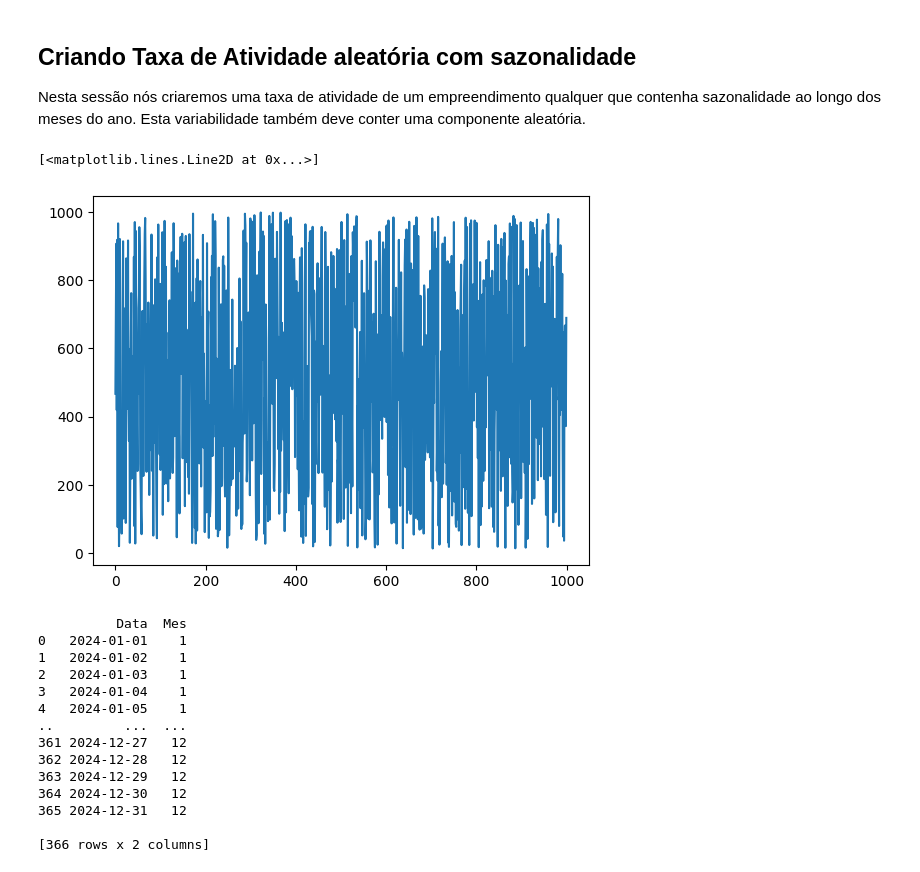
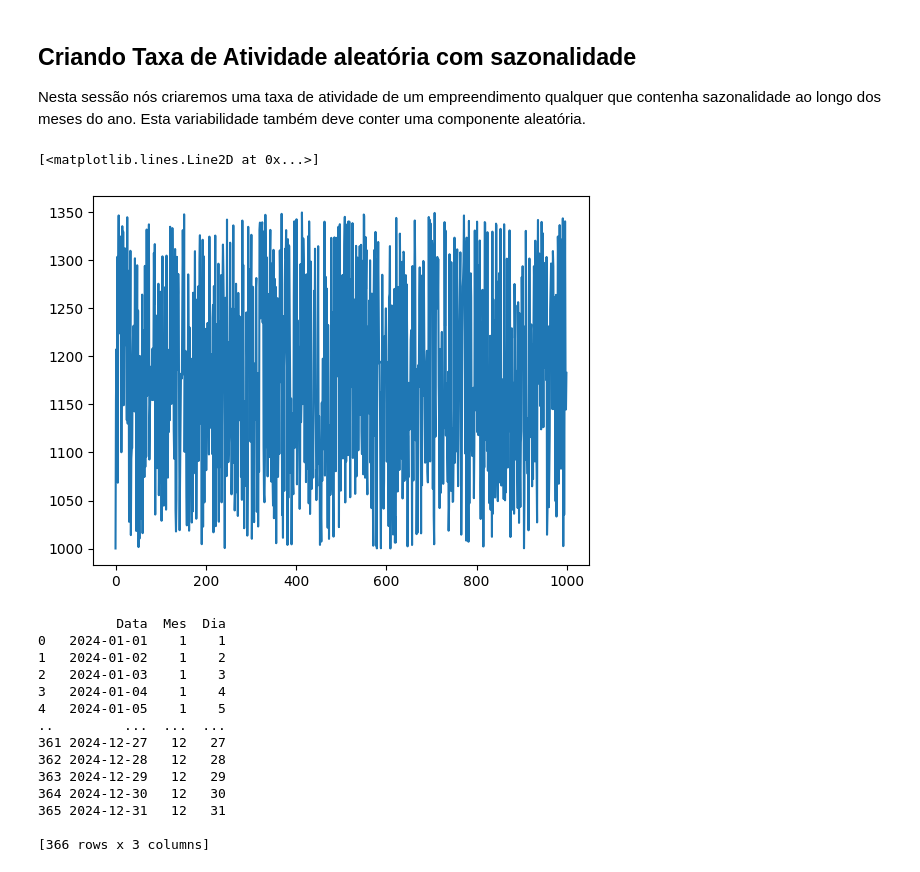
Before and after one commit to Bianca-bonetti/controledepoluicaoatm, a Jupyter notebook: Atividade01_01.ipynb, the cells around one changed output. Saved outputs shown, nothing was run; the diff lists cells and outputs as text; code cells hidden in the pictures.

```diff
--- a/Atividade01_01.ipynb
+++ b/Atividade01_01.ipynb
@@ -91,18 +78,18 @@ Nesta sessão nós criaremos uma taxa de atividade de um empreendimento qualquer
 # %%
 # Criando vetor de valores aleatórios
 import numpy as np
-atvMax = 1000
-atvMin = 12
+atvMax = 1350
+atvMin = 1000
 n = 1000
-atv = (atvMax - atvMin)*np.random.rand(n) + atvMin
+atv = (atvMax-atvMin)*np.random.rand(n) + atvMin
 #print(atv)
 
 # Criando uma figura com os valores aleatórios
 fig, ax= plt.subplots()
 ax.plot(atv)
 # %% [output]
 [<matplotlib.lines.Line2D at 0x...>]
-[figure, old version]
+[figure, new version]
 # %%
 # Criando vetor de datas
 import pandas as pd
@@ -115,24 +102,24 @@ df = pd.DataFrame({'Data': datas})
 
 # Extrair os meses das datas e adicioná-los como uma nova coluna no DataFrame
 df['Mes'] = df['Data'].dt.month
-
+df['Dia'] = df['Data'].dt.day #criar um array de 1 a 365 e colocar igual a df['Dia']
 # Mostrar o DataFrame resultante
 print(df)
 # %% [output]
-          Data  Mes
-0   2024-01-01    1
-1   2024-01-02    1
-2   2024-01-03    1
-3   2024-01-04    1
-4   2024-01-05    1
-..         ...  ...
-361 2024-12-27   12
-362 2024-12-28   12
-363 2024-12-29   12
-364 2024-12-30   12
-365 2024-12-31   12
+          Data  Mes  Dia
+0   2024-01-01    1    1
+1   2024-01-02    1    2
+2   2024-01-03    1    3
+3   2024-01-04    1    4
+4   2024-01-05    1    5
+..         ...  ...  ...
+361 2024-12-27   12   27
+362 2024-12-28   12   28
+363 2024-12-29   12   29
+364 2024-12-30   12   30
+365 2024-12-31   12   31
 
-[366 rows x 2 columns]
+[366 rows x 3 columns]
 # %%
 # Ajustar meus números aleatórios com base no comprimento do vetor de datas
 
```
Also changed, not shown: parts of 5 cells of this notebook.
